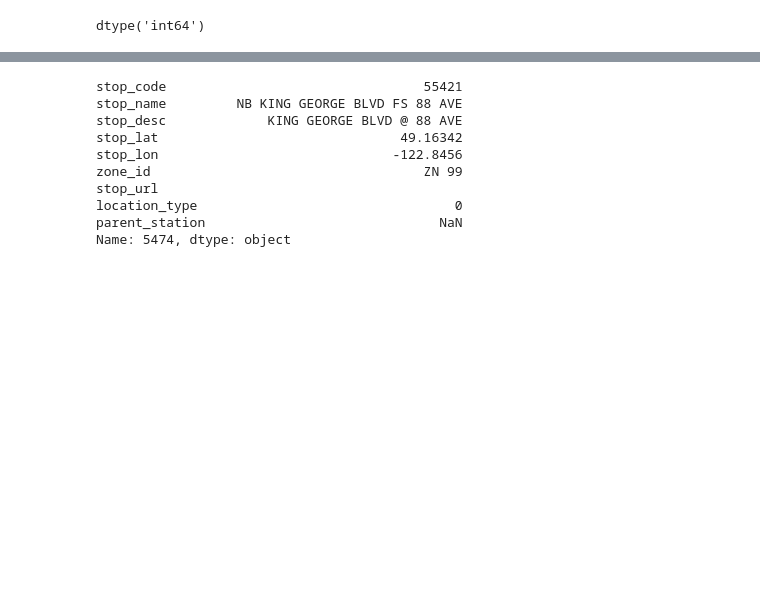
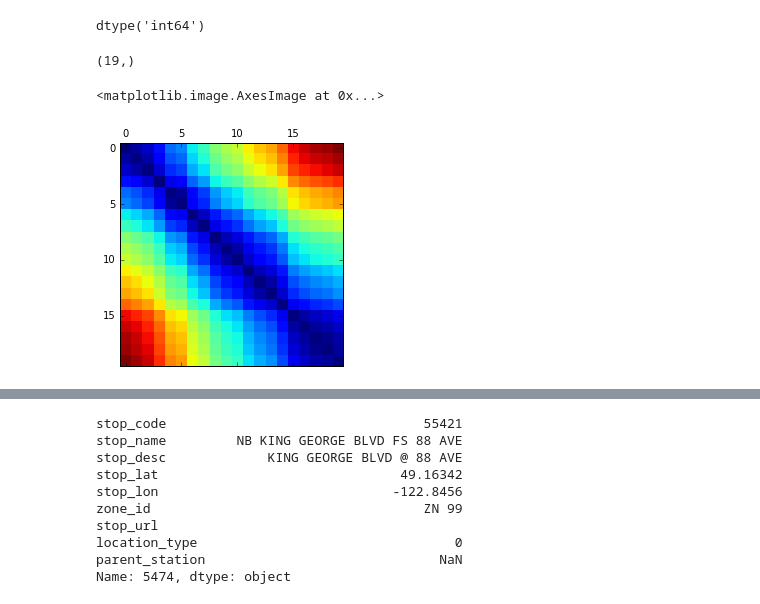
Before and after one commit to jrs65/transit_project, a Jupyter notebook: transit_parsing.ipynb, the cells around one changed output, grey strips where cells are left out. Cells and saved outputs as stored; diff of their text form; code cells hidden in the pictures; blank space fills up the shorter version.

```diff
--- a/transit_parsing.ipynb
+++ b/transit_parsing.ipynb
@@ -164,0 +168,18 @@ lat[:, np.newaxis] - lat[]
+# %%
+latd = np.diff(lat)
+lond = np.diff(lon) * np.sin(np.radians(49.0))
+
+dist_stat = (latd**2 + lond**2)**0.5
+# %%
+dist_stat.shape
+# %% [output]
+(19,)
+# %%
+dist_stat2 = np.concatenate(([0], np.cumsum(dist_stat)))
+# %%
+dist_mat = np.abs(dist_stat2[:, np.newaxis] - dist_stat2[np.newaxis, :])
+# %%
+matshow(dist_mat)
+# %% [output]
+<matplotlib.image.AxesImage at 0x...>
+[figure, added]
```
Also changed, not shown: parts of 3 cells of this notebook.
